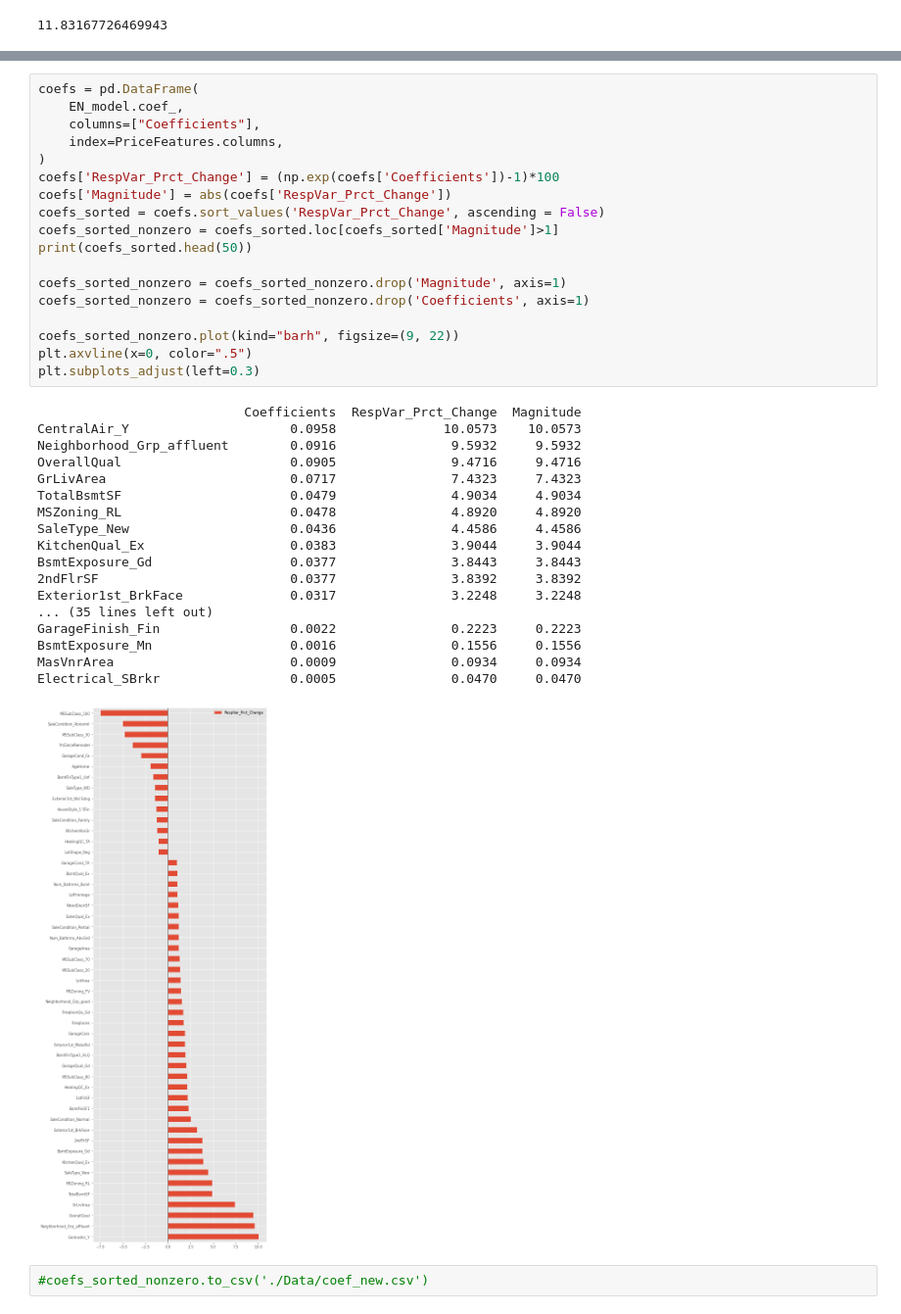
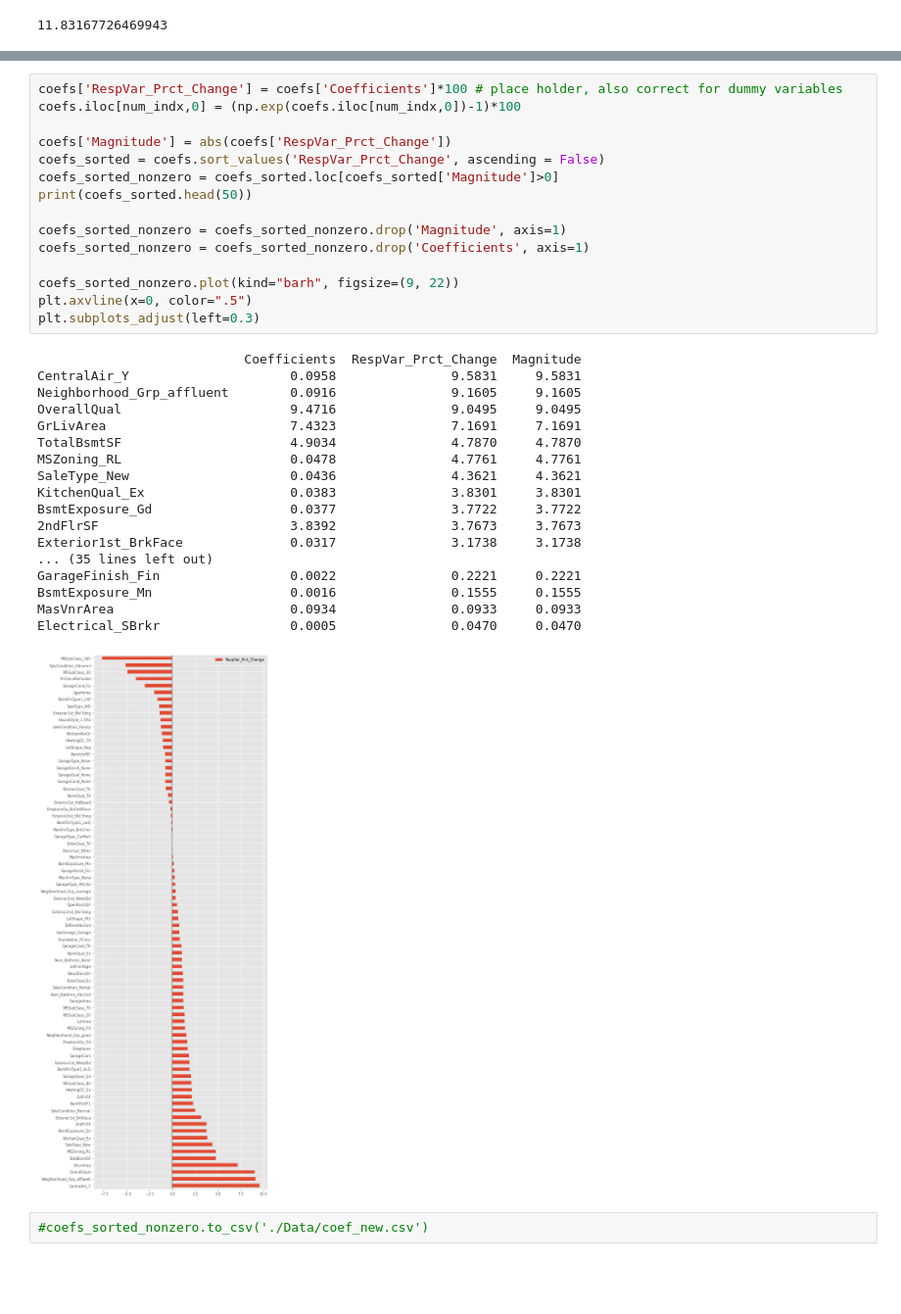
Before and after one commit to flyingcape/Ames_Iowa_HousePrices_Regression, a Jupyter notebook: ML_Project_LinearModels.ipynb, the cells around one changed output, grey strips where cells are left out. Shown at 98% size. Cells and saved outputs as stored; diff of their text form; blank space fills up the shorter version.

Commit message:
error found in the manipulation of the model coefficient, error was corrected

```diff
--- a/ML_Project_LinearModels.ipynb
+++ b/ML_Project_LinearModels.ipynb
@@ -956,40 +994,37 @@ EN_model.intercept_
 # %%
-coefs = pd.DataFrame(
-    EN_model.coef_,
-    columns=["Coefficients"],
-    index=PriceFeatures.columns,
-)
-coefs['RespVar_Prct_Change'] = (np.exp(coefs['Coefficients'])-1)*100
+coefs['RespVar_Prct_Change'] = coefs['Coefficients']*100 # place holder, also correct for dummy variables
+coefs.iloc[num_indx,0] = (np.exp(coefs.iloc[num_indx,0])-1)*100
+
 coefs['Magnitude'] = abs(coefs['RespVar_Prct_Change'])
 coefs_sorted = coefs.sort_values('RespVar_Prct_Change', ascending = False)
-coefs_sorted_nonzero = coefs_sorted.loc[coefs_sorted['Magnitude']>1]
+coefs_sorted_nonzero = coefs_sorted.loc[coefs_sorted['Magnitude']>0]
 print(coefs_sorted.head(50))
 
 coefs_sorted_nonzero = coefs_sorted_nonzero.drop('Magnitude', axis=1)
 coefs_sorted_nonzero = coefs_sorted_nonzero.drop('Coefficients', axis=1)
 
 coefs_sorted_nonzero.plot(kind="barh", figsize=(9, 22))
 plt.axvline(x=0, color=".5")
 plt.subplots_adjust(left=0.3)
 # %% [output]
                            Coefficients  RespVar_Prct_Change  Magnitude
-CentralAir_Y                     0.0958              10.0573    10.0573
-Neighborhood_Grp_affluent        0.0916               9.5932     9.5932
-OverallQual                      0.0905               9.4716     9.4716
-GrLivArea                        0.0717               7.4323     7.4323
-TotalBsmtSF                      0.0479               4.9034     4.9034
-MSZoning_RL                      0.0478               4.8920     4.8920
-SaleType_New                     0.0436               4.4586     4.4586
-KitchenQual_Ex                   0.0383               3.9044     3.9044
-BsmtExposure_Gd                  0.0377               3.8443     3.8443
-2ndFlrSF                         0.0377               3.8392     3.8392
-Exterior1st_BrkFace              0.0317               3.2248     3.2248
+CentralAir_Y                     0.0958               9.5831     9.5831
+Neighborhood_Grp_affluent        0.0916               9.1605     9.1605
+OverallQual                      9.4716               9.0495     9.0495
+GrLivArea                        7.4323               7.1691     7.1691
+TotalBsmtSF                      4.9034               4.7870     4.7870
+MSZoning_RL                      0.0478               4.7761     4.7761
+SaleType_New                     0.0436               4.3621     4.3621
+KitchenQual_Ex                   0.0383               3.8301     3.8301
+BsmtExposure_Gd                  0.0377               3.7722     3.7722
+2ndFlrSF                         3.8392               3.7673     3.7673
+Exterior1st_BrkFace              0.0317               3.1738     3.1738
 ... (35 lines left out)
-GarageFinish_Fin                 0.0022               0.2223     0.2223
-BsmtExposure_Mn                  0.0016               0.1556     0.1556
-MasVnrArea                       0.0009               0.0934     0.0934
+GarageFinish_Fin                 0.0022               0.2221     0.2221
+BsmtExposure_Mn                  0.0016               0.1555     0.1555
+MasVnrArea                       0.0934               0.0933     0.0933
 Electrical_SBrkr                 0.0005               0.0470     0.0470
-[figure, old version]
+[figure, new version]
 # %%
 #coefs_sorted_nonzero.to_csv('./Data/coef_new.csv')
 # %%
```
Also changed, not shown: parts of 17 cells of this notebook.
